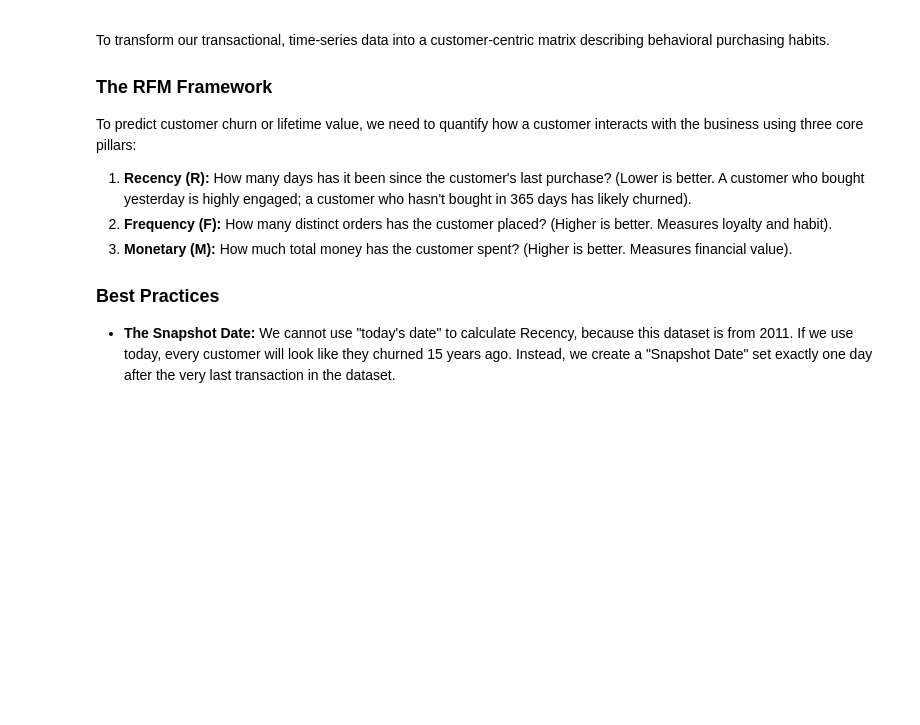
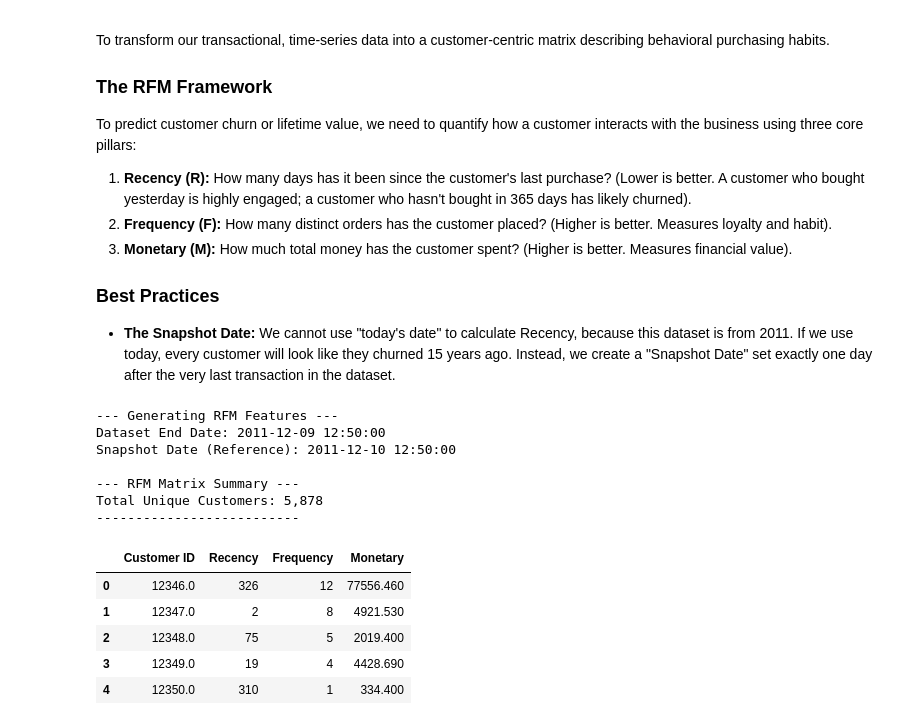
Before and after one commit to MianArslan09/UCI-Retail-II-Data-EDA, a Jupyter notebook: notebooks/EDA.ipynb, the cells around one changed output. Cells and saved outputs as stored; diff of their text form; code cells hidden in the pictures; blank space fills up the shorter version.

```diff
--- a/notebooks/EDA.ipynb
+++ b/notebooks/EDA.ipynb
@@ -1408,3 +1408,53 @@ To predict customer churn or lifetime value, we need to quantify how a customer
 
 ### **Best Practices**
 * **The Snapshot Date:** We cannot use "today's date" to calculate Recency, because this dataset is from 2011. If we use today, every customer will look like they churned 15 years ago. Instead, we create a "Snapshot Date" set exactly one day after the very last transaction in the dataset.
+# %%
+# ==========================================
+# 17. RFM FEATURE ENGINEERING
+# ==========================================
+import pandas as pd
+import datetime as dt
+
+print("--- Generating RFM Features ---")
+
+# 1. Establish the Snapshot Date
+# We find the very last transaction in our clean dataset and add 1 day.
+# This acts as "today" for our historical data.
+snapshot_date = df_clean['InvoiceDate'].max() + pd.Timedelta(days=1)
+print(f"Dataset End Date: {df_clean['InvoiceDate'].max()}")
+print(f"Snapshot Date (Reference): {snapshot_date}\n")
+
+# 2. Build the RFM Matrix
+# Group by customer and calculate the three pillars
+rfm = df_clean.groupby('Customer ID').agg({
+    'InvoiceDate': lambda x: (snapshot_date - x.max()).days,  # Recency
+    'Invoice': 'nunique',                                     # Frequency
+    'Revenue': 'sum'                                          # Monetary
+}).reset_index()
+
+# 3. Rename columns for absolute clarity
+rfm.rename(columns={
+    'InvoiceDate': 'Recency',
+    'Invoice': 'Frequency',
+    'Revenue': 'Monetary'
+}, inplace=True)
+
+# 4. Data Quality Check
+print("--- RFM Matrix Summary ---")
+print(f"Total Unique Customers: {format(len(rfm), ',')}")
+print("--------------------------")
+display(rfm.head())
+# %% [output]
+--- Generating RFM Features ---
+Dataset End Date: 2011-12-09 12:50:00
+Snapshot Date (Reference): 2011-12-10 12:50:00
+
+--- RFM Matrix Summary ---
+Total Unique Customers: 5,878
+--------------------------
+|  | Customer ID | Recency | Frequency | Monetary |
+| 0 | 12346.0 | 326 | 12 | 77556.460 |
+| 1 | 12347.0 | 2 | 8 | 4921.530 |
+| 2 | 12348.0 | 75 | 5 | 2019.400 |
+| 3 | 12349.0 | 19 | 4 | 4428.690 |
+| 4 | 12350.0 | 310 | 1 | 334.400 |
```
Also changed, not shown: parts of 1 cell of this notebook.
